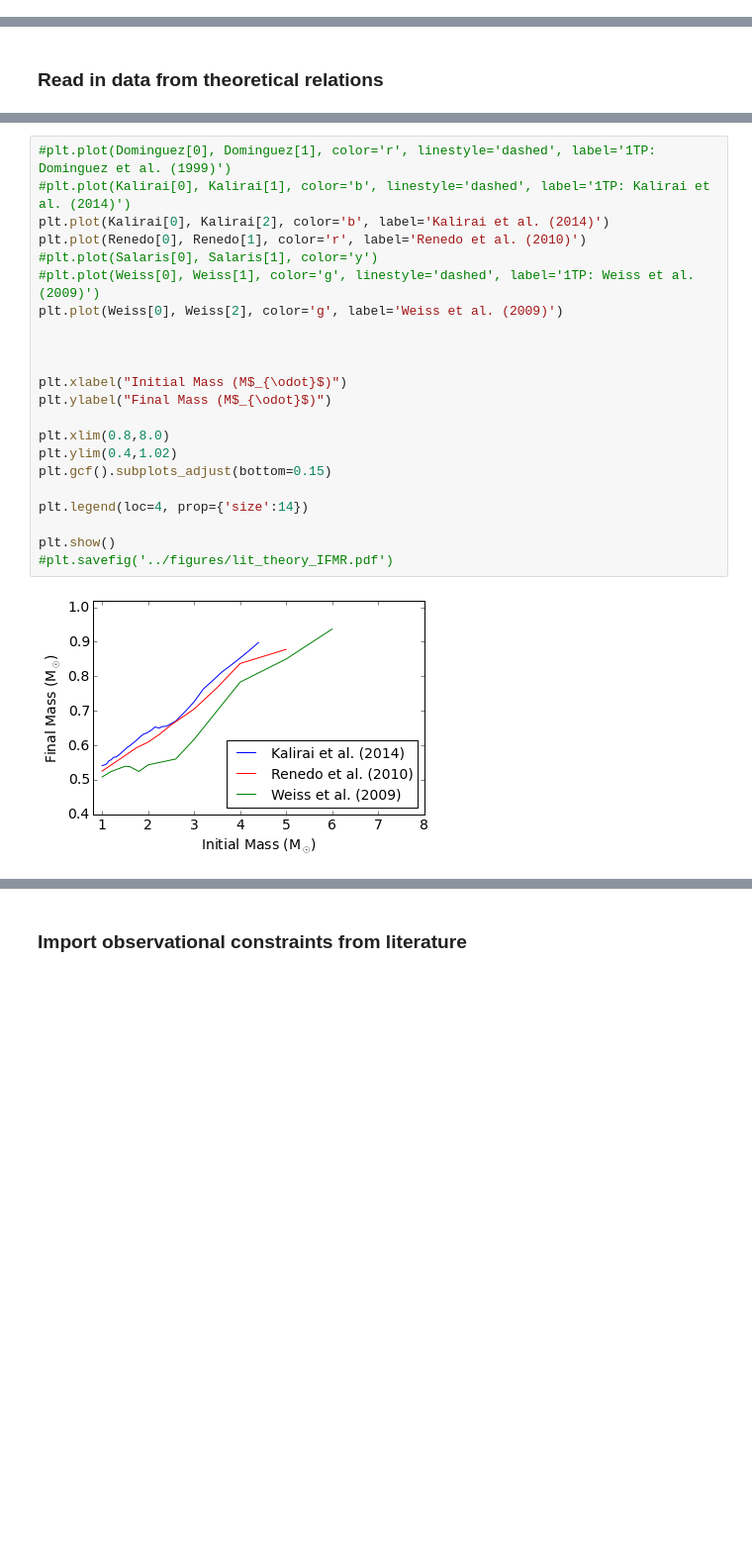
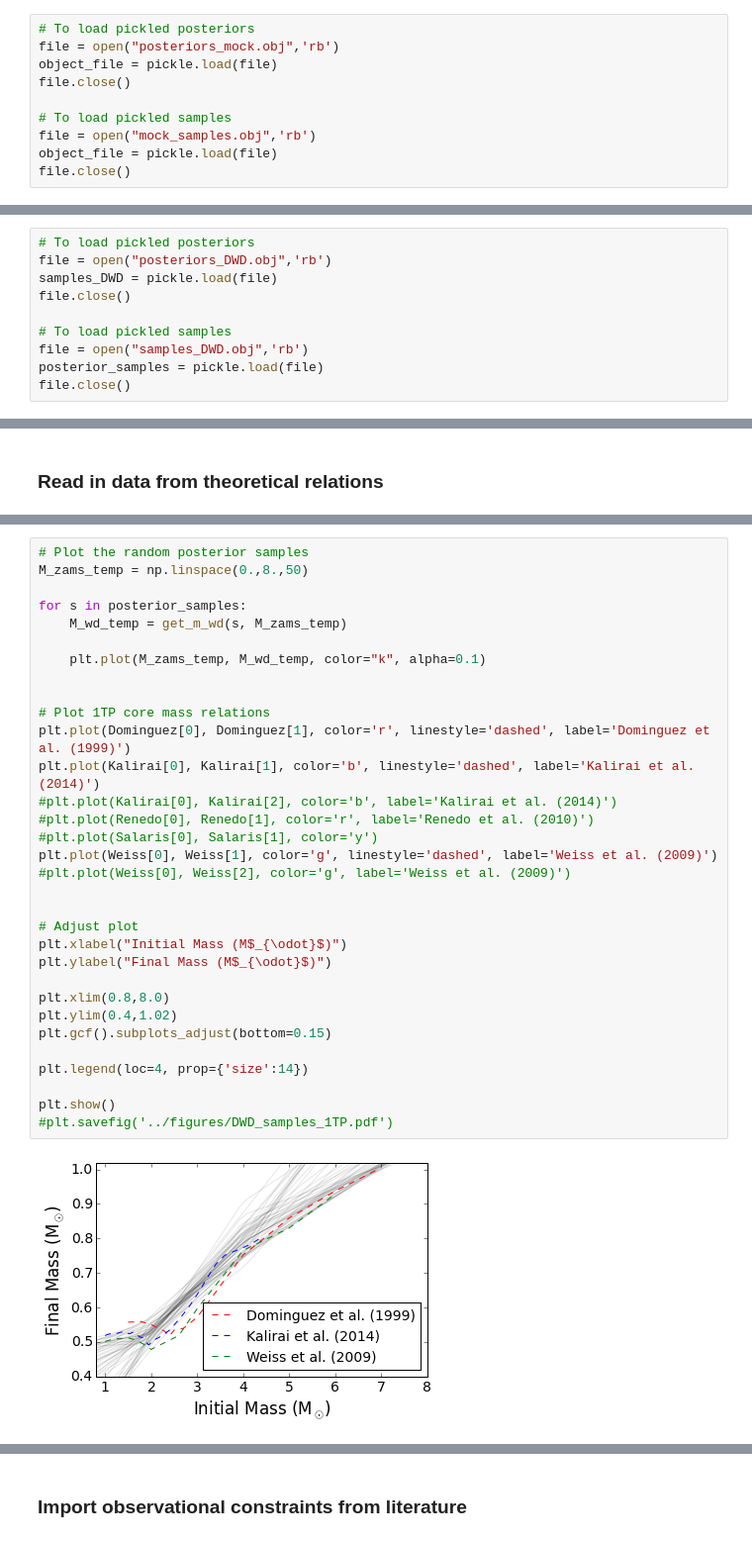
Before and after one commit to astroJeff/separated-at-birth, a Jupyter notebook: notebooks/IFMR DWD.ipynb, the cells around one changed output, grey strips where cells are left out. Shown at 99% size. Saved outputs shown, nothing was run; the diff lists cells and outputs as text; blank space fills up the shorter version.

```diff
--- a/notebooks/IFMR DWD.ipynb
+++ b/notebooks/IFMR DWD.ipynb
@@ -408,3 +419,13 @@ for i in range(sampler_1.dim):
+# %%
+# To load pickled posteriors
+file = open("posteriors_mock.obj",'rb')
+object_file = pickle.load(file)
+file.close()
+
+# To load pickled samples
+file = open("mock_samples.obj",'rb')
+object_file = pickle.load(file)
+file.close()
 # %% [markdown]
 ### Plot test IFMR with mock data
 # %%
@@ -578,3 +645,13 @@ Real data finished. Elapsed time:  9300.6100111  seconds
+# %%
+# To load pickled posteriors
+file = open("posteriors_DWD.obj",'rb')
+samples_DWD = pickle.load(file)
+file.close()
+
+# To load pickled samples
+file = open("samples_DWD.obj",'rb')
+posterior_samples = pickle.load(file)
+file.close()
 # %% [markdown]
 ### Create posterior covariance plots
 # %%
@@ -691,24 +796,34 @@ Weiss = np.genfromtxt(datafile, dtype=None, autostrip=True, comments="#").transp
 # %%
-#plt.plot(Dominguez[0], Dominguez[1], color='r', linestyle='dashed', label='1TP: Dominguez et al. (1999)')
-#plt.plot(Kalirai[0], Kalirai[1], color='b', linestyle='dashed', label='1TP: Kalirai et al. (2014)')
-plt.plot(Kalirai[0], Kalirai[2], color='b', label='Kalirai et al. (2014)')
-plt.plot(Renedo[0], Renedo[1], color='r', label='Renedo et al. (2010)')
-#plt.plot(Salaris[0], Salaris[1], color='y')
-#plt.plot(Weiss[0], Weiss[1], color='g', linestyle='dashed', label='1TP: Weiss et al. (2009)')
-plt.plot(Weiss[0], Weiss[2], color='g', label='Weiss et al. (2009)')
+# Plot the random posterior samples
+M_zams_temp = np.linspace(0.,8.,50)
+
+for s in posterior_samples:
+    M_wd_temp = get_m_wd(s, M_zams_temp)
+
+    plt.plot(M_zams_temp, M_wd_temp, color="k", alpha=0.1)
 
 
+# Plot 1TP core mass relations
+plt.plot(Dominguez[0], Dominguez[1], color='r', linestyle='dashed', label='Dominguez et al. (1999)')
+plt.plot(Kalirai[0], Kalirai[1], color='b', linestyle='dashed', label='Kalirai et al. (2014)')
+#plt.plot(Kalirai[0], Kalirai[2], color='b', label='Kalirai et al. (2014)')
+#plt.plot(Renedo[0], Renedo[1], color='r', label='Renedo et al. (2010)')
+#plt.plot(Salaris[0], Salaris[1], color='y')
+plt.plot(Weiss[0], Weiss[1], color='g', linestyle='dashed', label='Weiss et al. (2009)')
+#plt.plot(Weiss[0], Weiss[2], color='g', label='Weiss et al. (2009)')
 
+
+# Adjust plot
 plt.xlabel("Initial Mass (M$_{\odot}$)")
 plt.ylabel("Final Mass (M$_{\odot}$)")
 
 plt.xlim(0.8,8.0)
 plt.ylim(0.4,1.02)
 plt.gcf().subplots_adjust(bottom=0.15)
 
 plt.legend(loc=4, prop={'size':14})
 
 plt.show()
-#plt.savefig('../figures/lit_theory_IFMR.pdf')
+#plt.savefig('../figures/DWD_samples_1TP.pdf')
 # %% [output]
-[figure, old version]
+[figure, new version]
```
Also changed, not shown: parts of 36 cells of this notebook.
